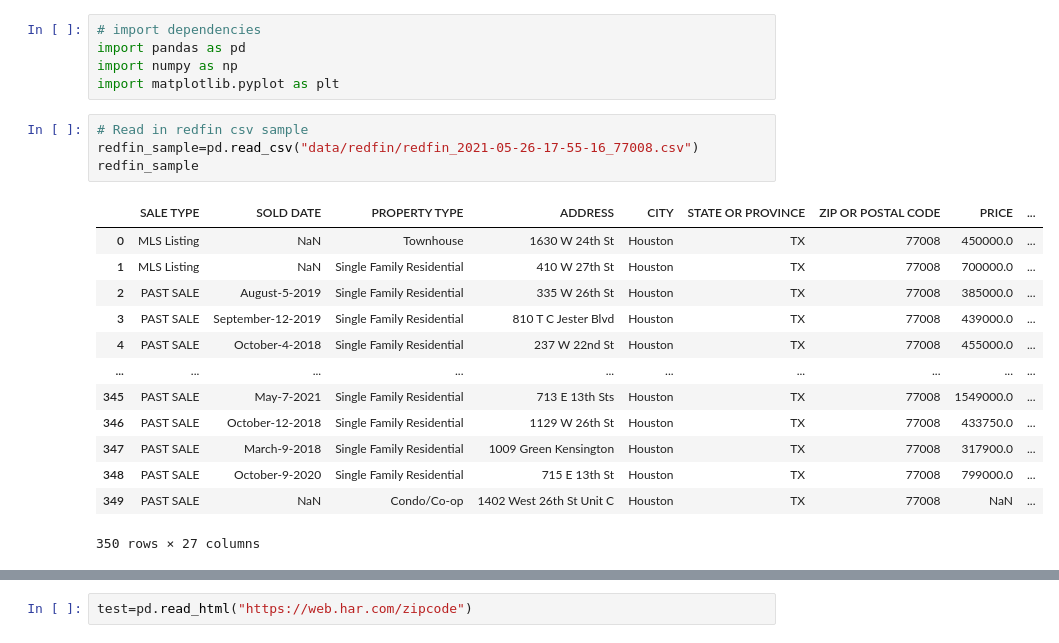
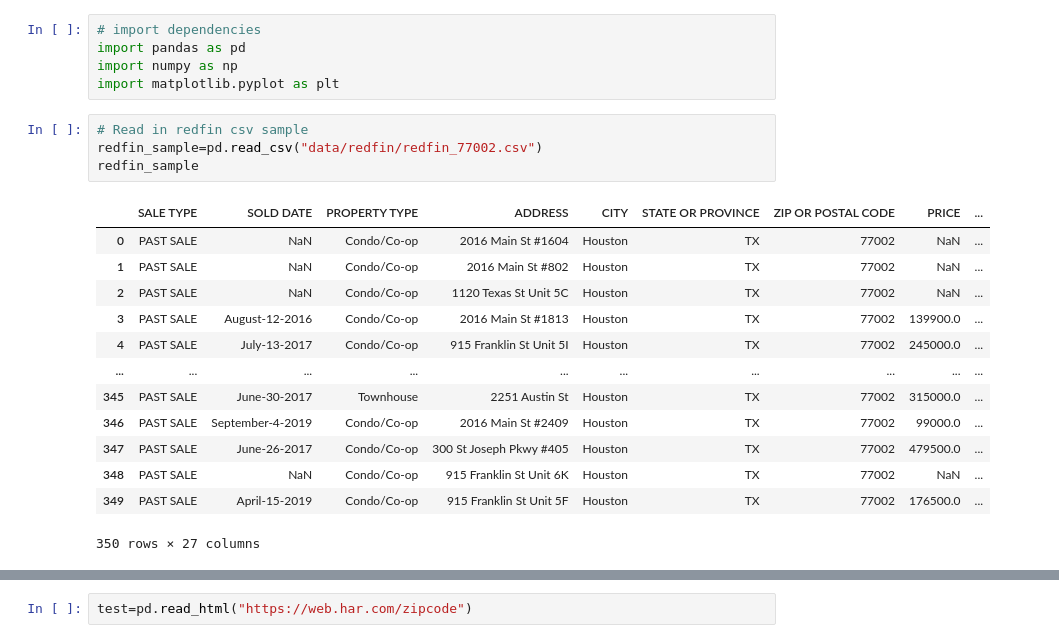
Before and after one commit to i-am-phoenix/Demo, a Jupyter notebook: redfin_data_cleaning.ipynb, the cells around one changed output, grey strips where cells are left out. Drawn from its saved outputs; the diff is of its cells as text.

```diff
--- a/redfin_data_cleaning.ipynb
+++ b/redfin_data_cleaning.ipynb
@@ -5,21 +5,21 @@ import numpy as np
 import matplotlib.pyplot as plt
 # %%
 # Read in redfin csv sample
-redfin_sample=pd.read_csv("data/redfin/redfin_2021-05-26-17-55-16_77008.csv")
+redfin_sample=pd.read_csv("data/redfin/redfin_77002.csv")
 redfin_sample
 # %% [output]
 |  | SALE TYPE | SOLD DATE | PROPERTY TYPE | ADDRESS | CITY | STATE OR PROVINCE | ZIP OR POSTAL CODE | PRICE | ... |
-| 0 | MLS Listing | NaN | Townhouse | 1630 W 24th St | Houston | TX | 77008 | 450000.0 | ... |
-| 1 | MLS Listing | NaN | Single Family Residential | 410 W 27th St | Houston | TX | 77008 | 700000.0 | ... |
-| 2 | PAST SALE | August-5-2019 | Single Family Residential | 335 W 26th St | Houston | TX | 77008 | 385000.0 | ... |
-| 3 | PAST SALE | September-12-2019 | Single Family Residential | 810 T C Jester Blvd | Houston | TX | 77008 | 439000.0 | ... |
-| 4 | PAST SALE | October-4-2018 | Single Family Residential | 237 W 22nd St | Houston | TX | 77008 | 455000.0 | ... |
+| 0 | PAST SALE | NaN | Condo/Co-op | 2016 Main St #1604 | Houston | TX | 77002 | NaN | ... |
+| 1 | PAST SALE | NaN | Condo/Co-op | 2016 Main St #802 | Houston | TX | 77002 | NaN | ... |
+| 2 | PAST SALE | NaN | Condo/Co-op | 1120 Texas St Unit 5C | Houston | TX | 77002 | NaN | ... |
+| 3 | PAST SALE | August-12-2016 | Condo/Co-op | 2016 Main St #1813 | Houston | TX | 77002 | 139900.0 | ... |
+| 4 | PAST SALE | July-13-2017 | Condo/Co-op | 915 Franklin St Unit 5I | Houston | TX | 77002 | 245000.0 | ... |
 | ... | ... | ... | ... | ... | ... | ... | ... | ... | ... |
-| 345 | PAST SALE | May-7-2021 | Single Family Residential | 713 E 13th Sts | Houston | TX | 77008 | 1549000.0 | ... |
-| 346 | PAST SALE | October-12-2018 | Single Family Residential | 1129 W 26th St | Houston | TX | 77008 | 433750.0 | ... |
-| 347 | PAST SALE | March-9-2018 | Single Family Residential | 1009 Green Kensington | Houston | TX | 77008 | 317900.0 | ... |
-| 348 | PAST SALE | October-9-2020 | Single Family Residential | 715 E 13th St | Houston | TX | 77008 | 799000.0 | ... |
-| 349 | PAST SALE | NaN | Condo/Co-op | 1402 West 26th St Unit C | Houston | TX | 77008 | NaN | ... |
+| 345 | PAST SALE | June-30-2017 | Townhouse | 2251 Austin St | Houston | TX | 77002 | 315000.0 | ... |
+| 346 | PAST SALE | September-4-2019 | Condo/Co-op | 2016 Main St #2409 | Houston | TX | 77002 | 99000.0 | ... |
+| 347 | PAST SALE | June-26-2017 | Condo/Co-op | 300 St Joseph Pkwy #405 | Houston | TX | 77002 | 479500.0 | ... |
+| 348 | PAST SALE | NaN | Condo/Co-op | 915 Franklin St Unit 6K | Houston | TX | 77002 | NaN | ... |
+| 349 | PAST SALE | April-15-2019 | Condo/Co-op | 915 Franklin St Unit 5F | Houston | TX | 77002 | 176500.0 | ... |
 350 rows × 27 columns
 # %%
 # filter only SOLD data
```
Also changed, not shown: parts of 3 cells of this notebook, 3 other files.
